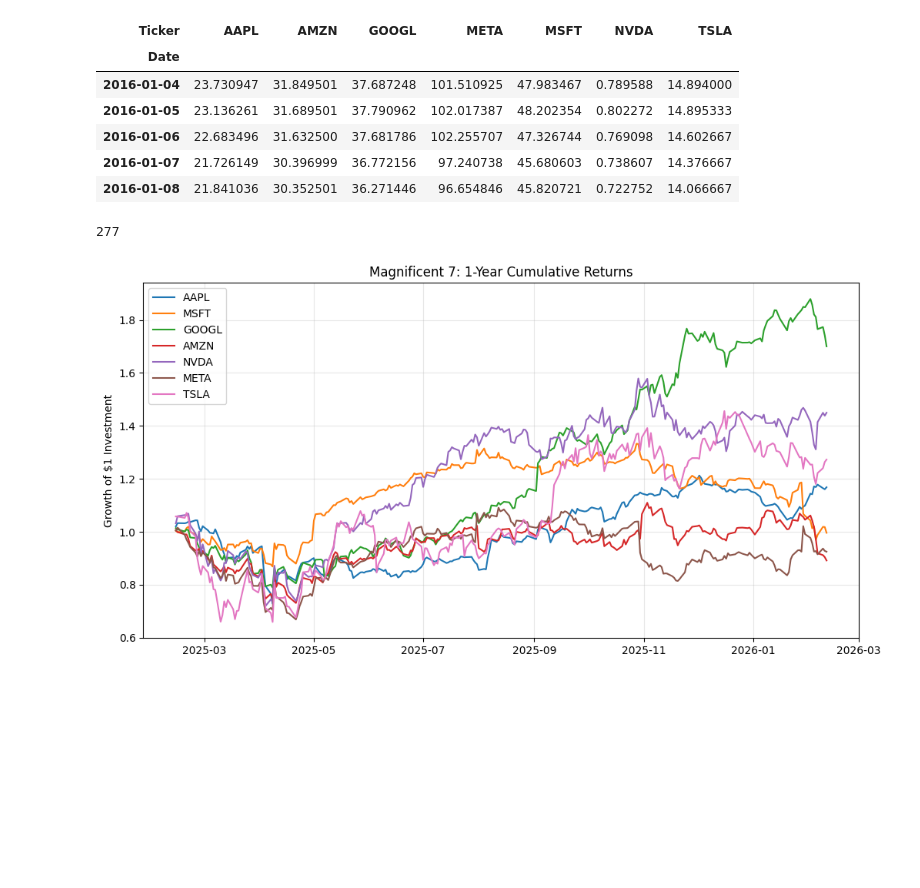
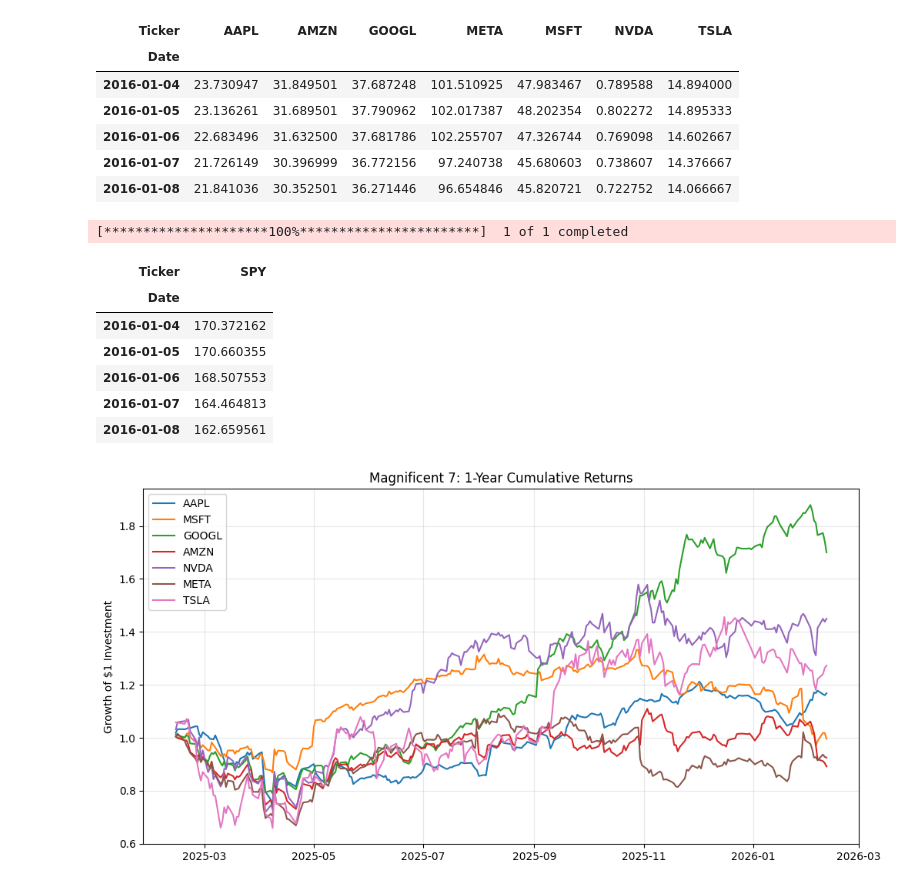
Before and after one commit to UBC-MDS/DSCI-532_2026_35_financebros, a Jupyter notebook: notebooks/eda_analysis.ipynb, the cells around one changed output. Cells and saved outputs as stored; diff of their text form; code cells hidden in the pictures; blank space fills up the shorter version.

Commit message:
added dates and benchmark index

```diff
--- a/notebooks/eda_analysis.ipynb
+++ b/notebooks/eda_analysis.ipynb
@@ -47,7 +47,17 @@ data.to_csv("../data/raw.csv", index=False)
+# %%
+spy = yf.download("SPY", start=start, end=end)['Close']
+spy.head()
+# %% [output]
+[*********************100%***********************]  1 of 1 completed
+| Ticker | SPY |
+| Date |  |
+| 2016-01-04 | 170.372162 |
+| 2016-01-05 | 170.660355 |
+| 2016-01-06 | 168.507553 |
+| 2016-01-07 | 164.464813 |
+| 2016-01-08 | 162.659561 |
 # %%
-data.shape[0]
+spy.to_csv("../data/spy.csv", index=True)
-# %% [output]
-277
 # %%
 #  daily returns and cumulative returns
 daily_returns = data.pct_change()
```
Also changed, not shown: parts of 1 cell of this notebook, 2 other files.
